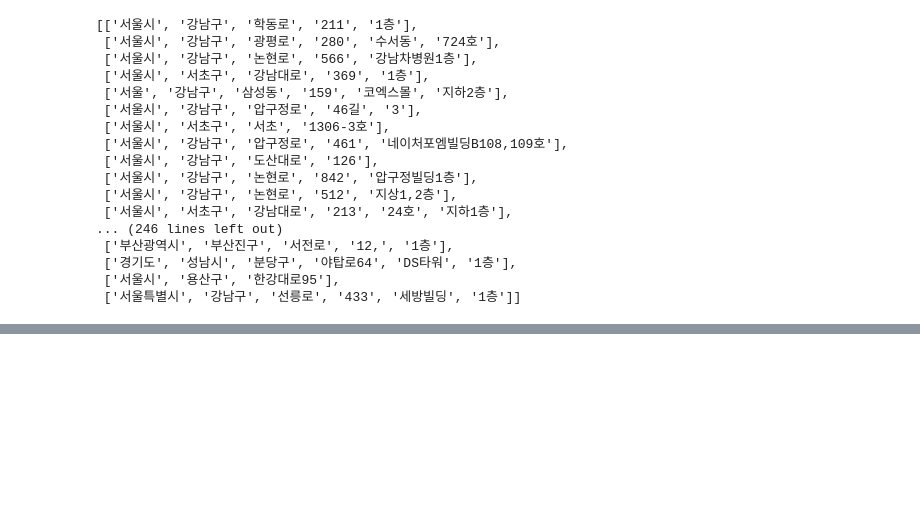
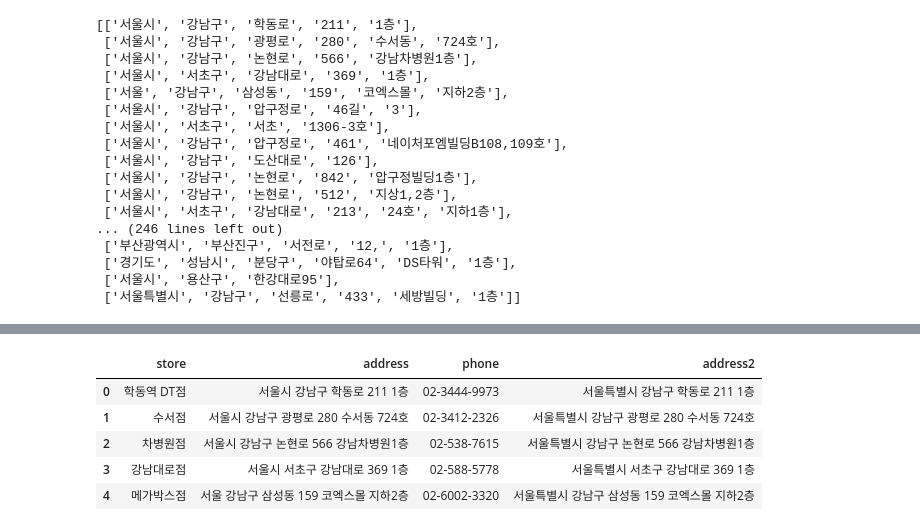
Before and after one commit to mimimioo/BigdataVisualization_analyze, a Jupyter notebook: 3-지도맵-통계/test.ipynb, the cells around one changed output, grey strips where cells are left out. Cells and saved outputs as stored; diff of their text form; code cells hidden in the pictures; blank space fills up the shorter version.

```diff
--- a/3-지도맵-통계/test.ipynb
+++ b/3-지도맵-통계/test.ipynb
@@ -98,0 +115,14 @@ TypeError: 'builtin_function_or_method' object is not subscriptable
+# %%
+# 데이터 프레임 표 형식에 넣어서 작업 준비.
+addr2 = pd.DataFrame(addr2, columns=["address2"])
+
+# 기존에 CB(커피빈 데이터 병합)
+CB = pd.concat([CB, addr2], axis=1)
+CB.head()
+# %% [output]
+|  | store | address | phone | address2 |
+| 0 | 학동역 DT점 | 서울시 강남구 학동로 211 1층 | 02-3444-9973 | 서울특별시 강남구 학동로 211 1층 |
+| 1 | 수서점 | 서울시 강남구 광평로 280 수서동 724호 | 02-3412-2326 | 서울특별시 강남구 광평로 280 수서동 724호 |
+| 2 | 차병원점 | 서울시 강남구 논현로 566 강남차병원1층 | 02-538-7615 | 서울특별시 강남구 논현로 566 강남차병원1층 |
+| 3 | 강남대로점 | 서울시 서초구 강남대로 369 1층 | 02-588-5778 | 서울특별시 서초구 강남대로 369 1층 |
+| 4 | 메가박스점 | 서울 강남구 삼성동 159 코엑스몰 지하2층 | 02-6002-3320 | 서울특별시 강남구 삼성동 159 코엑스몰 지하2층 |
```
Also changed, not shown: parts of 2 cells of this notebook, 1 other file.
